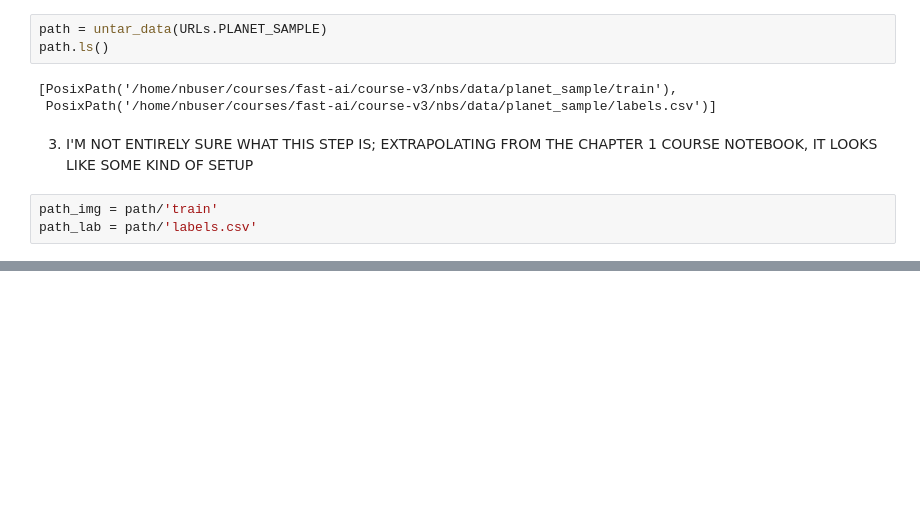
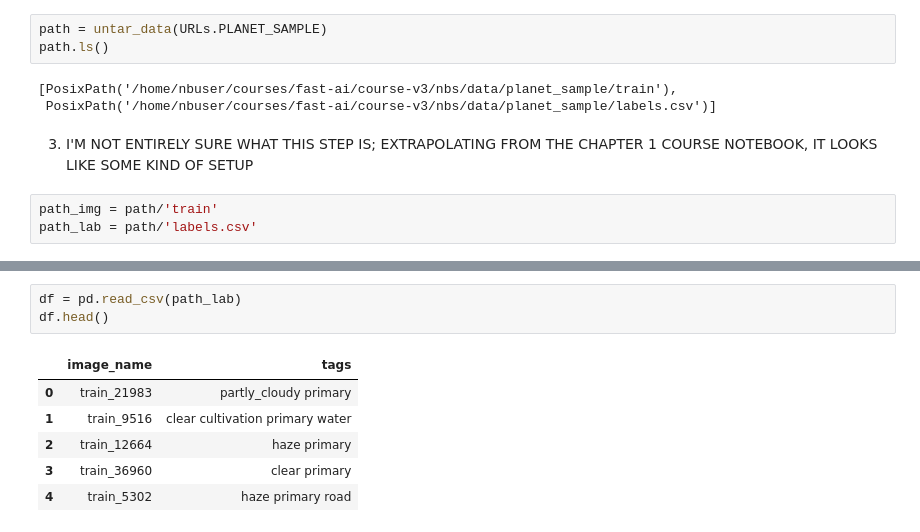
Before and after one commit to thomasrmulhern/fast_ai, a Jupyter notebook: image_classifier.ipynb, the cells around one changed output, grey strips where cells are left out. Cells and saved outputs as stored; diff of their text form; blank space fills up the shorter version.

```diff
--- a/image_classifier.ipynb
+++ b/image_classifier.ipynb
@@ -24,0 +37,10 @@ path_lab = path/'labels.csv'
+# %%
+df = pd.read_csv(path_lab)
+df.head()
+# %% [output]
+|  | image_name | tags |
+| 0 | train_21983 | partly_cloudy primary |
+| 1 | train_9516 | clear cultivation primary water |
+| 2 | train_12664 | haze primary |
+| 3 | train_36960 | clear primary |
+| 4 | train_5302 | haze primary road |
```
Also changed, not shown: parts of 6 cells of this notebook.
